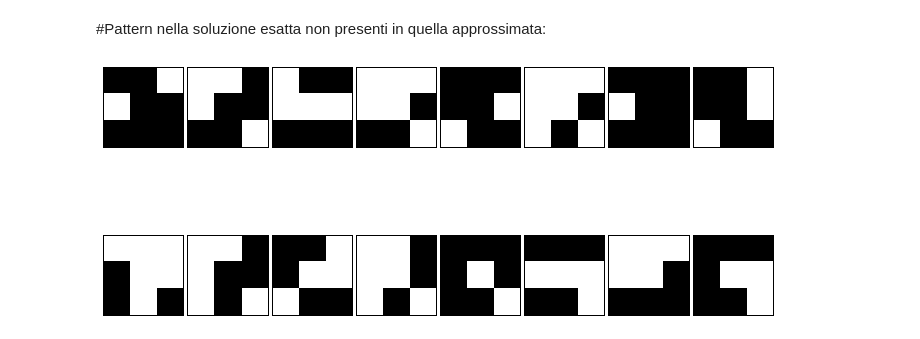
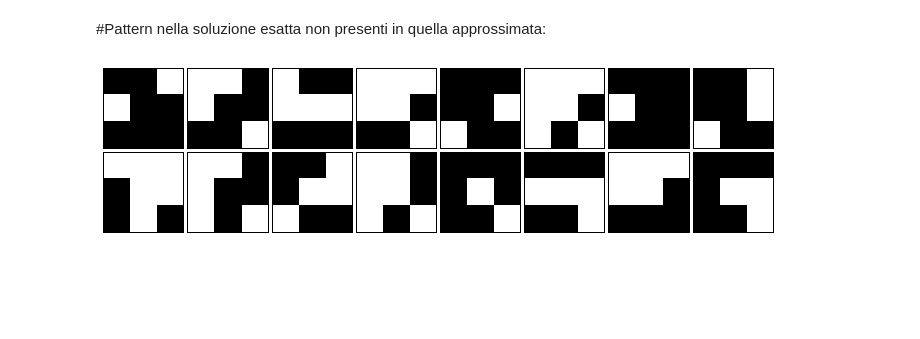
Before and after one commit to nareto/BPV, a Jupyter notebook: analysis5-selected_patterns.ipynb, the cells around one changed output. Drawn from its saved outputs; the diff is of its cells as text; code cells hidden in the pictures; blank space fills up the shorter version.

```diff
--- a/analysis5-selected_patterns.ipynb
+++ b/analysis5-selected_patterns.ipynb
@@ -163,14 +196,14 @@ plt.show()
 # %% [markdown]
 #Pattern nella soluzione esatta non presenti in quella approssimata:
 # %%
-fig, axes = plt.subplots(2,8,figsize=(12, 6),
+fig, axes = plt.subplots(2,8,squeeze=True, figsize=(12, 3),
                          subplot_kw={'xticks': [], 'yticks': []})
 fig.subplots_adjust(hspace=0, wspace=0.05)
 for ax, matrix in zip(axes.flat,pulp_minus_euristic['pattern-matrix']):
     ax.imshow(matrix,cmap=plt.cm.gray,interpolation='nearest')
 plt.show()
 # %% [output]
-[figure, old version]
+[figure, new version]
 # %%
 prbl_approx.pprint_solution()
 prbl_exact.pprint_solution()
```
Also changed, not shown: parts of 9 cells of this notebook, 3 other files.
